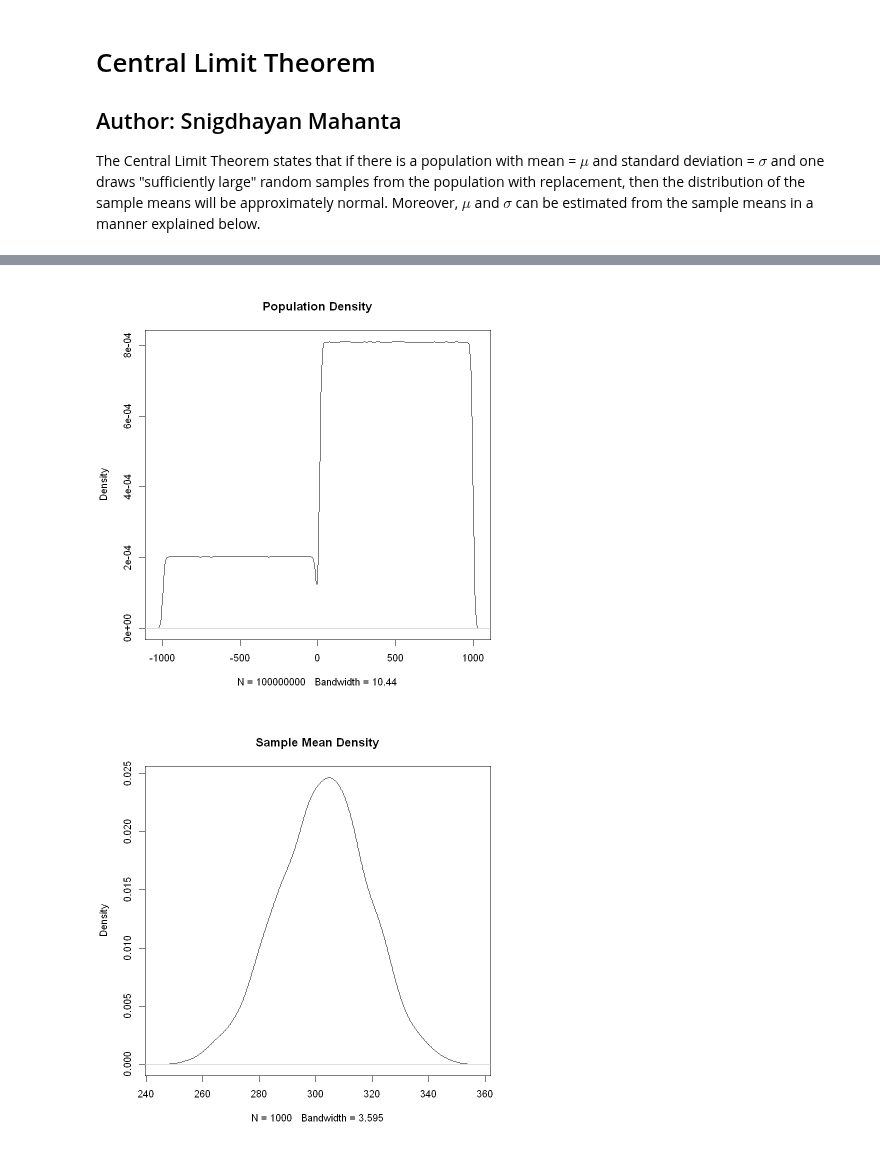
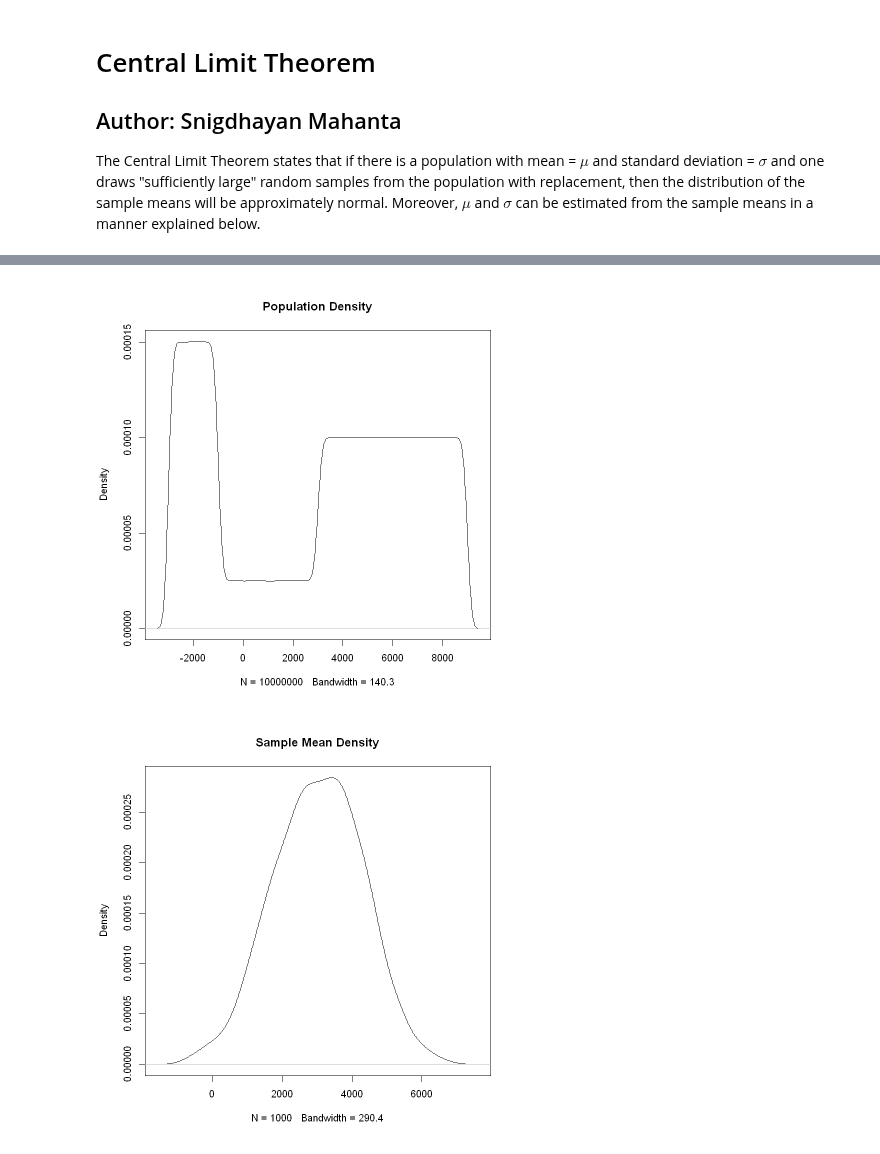
Before and after one commit to snigdhayan/StatMath, a Jupyter notebook: StatMathMethods/R/CentralLimitTheorem.ipynb, the cells around one changed output, grey strips where cells are left out. Drawn from its saved outputs; the diff is of its cells as text; code cells hidden in the pictures.

Commit message:
Plotted sample density with increasing sample size

```diff
--- a/StatMathMethods/R/CentralLimitTheorem.ipynb
+++ b/StatMathMethods/R/CentralLimitTheorem.ipynb
@@ -4,26 +4,16 @@
 The Central Limit Theorem states that if there is a population with mean = $\mu$ and standard deviation = $\sigma$ and one draws "sufficiently large" random samples from the population with replacement, then the distribution of the sample means will be approximately normal. Moreover, $\mu$ and $\sigma$ can be estimated from the sample means in a manner explained below.
 # %%
 # Create random population data of reasonable size
-pop_size <- 100000000
-min_value <- 10
-max_value <- 1000
+pop_size <- 10000000
+min_value <- -3000
+max_value <- 9000
 set.seed(123)
-population1 <- runif(0.8*pop_size, min = min_value, max = max_value) # uniformly distributed between min_value and max_value
-population2 <- runif(0.2*pop_size, min = -max_value, max = -min_value) # uniformly distributed between -max_value and -min_value
-population <- c(population1, population2) # combined population
+population1 <- runif(0.3*pop_size, min = min_value, max = min_value/3) # 1st uniform distribution
+population2 <- runif(0.1*pop_size, min = min_value/3, max = max_value/3) # 2nd uniform distribution
+population3 <- runif(0.6*pop_size, min = max_value/3, max = max_value) # 3rd uniform distribution
+population <- c(population1, population2, population3) # combined population
 # population <- rbinom(pop_size, 1, 0.3) # a different population
 # %%
 # Compute actual mean and actual standard deviation of the population
 mu <- mean(population)
 sigma <- sd(population)
-# %%
-# Define sampling mechanism - no. of sampling trials and sample size for each trial
-trials = 1000
-sample_size = 1000 # in this context this sample size is "sufficiently large"
-# %%
-# Generate sample statistics - draw a random sample and compute its mean; repeat the procedure for the selected no. of trials
-mySample <- numeric(trials)
-for (i in c(1:trials)) {
-  sample <- sample(population, size = sample_size, replace = TRUE)
-  mySample[i] <- mean(sample)
-}
@@ -48,9 +21,22 @@ A matrix: 2 × 3 of type chr
 # Plot population density
 plot(density(population), main = "Population Density")
 # %% [output]
-[figure, old version]
+[figure, new version]
+# %%
+# Function to generate sample statistics - draw a random sample and compute its mean; repeat the procedure for the selected no. of trials
+sampleMeans <- function(trials = 1000, sample_size) { # default value of no. of trials = 1000
+    mySampleMeans <- numeric(trials)
+    myPopulation <- population
+    for (i in c(1:trials)) {
+      sample <- sample(myPopulation, size = sample_size, replace = TRUE)
+      mySampleMeans[i] <- mean(sample)
+    }
+    return(mySampleMeans)
+}
 # %%
-# Plot sample density
-plot(density(mySample), main = "Sample Mean Density")
+# Plot sample density (sample size = 10)
+sample_size <- 10
+mySampleMeans <- sampleMeans(sample_size = sample_size)
+plot(density(mySampleMeans), main = "Sample Mean Density")
 # %% [output]
-[figure, old version]
+[figure, new version]
```
Also changed, not shown: parts of 8 cells of this notebook.
